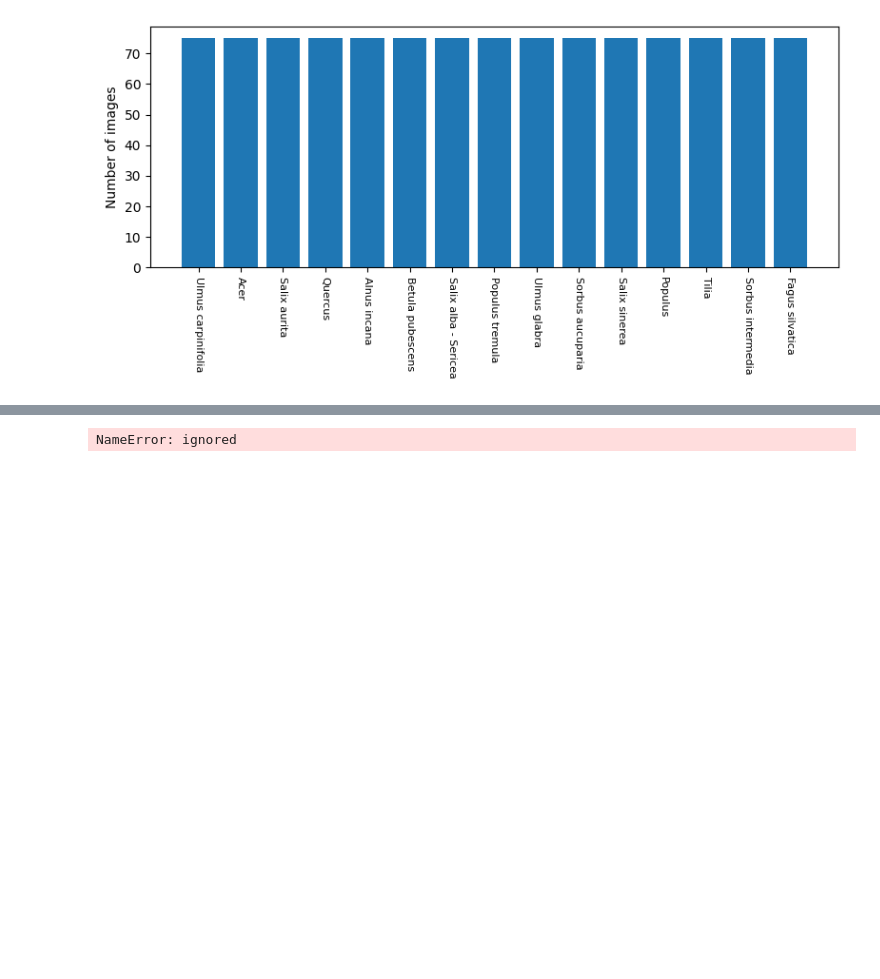
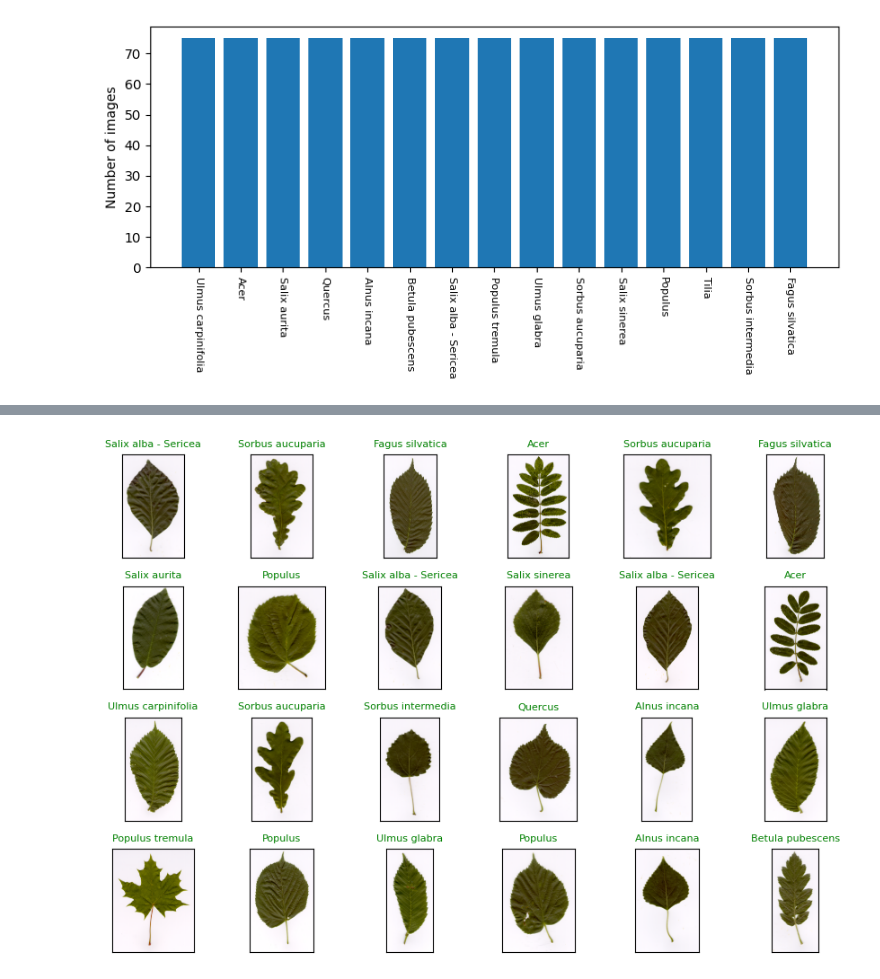
Before and after one commit to AbdoulayeDiop/plant-classification-with-pretrained-ResNet50, a Jupyter notebook: plant_classification.ipynb, the cells around one changed output, grey strips where cells are left out. Cells and saved outputs as stored; diff of their text form; code cells hidden in the pictures; blank space fills up the shorter version.

```diff
--- a/plant_classification.ipynb
+++ b/plant_classification.ipynb
@@ -231,26 +251,30 @@ plt.show()
 # %%
 # test_set[0]
 # %%
-# model.eval()
-# with torch.no_grad():
-#   preds = model(torch.stack([x for x, y in test_set], device=device)).cpu().detach().numpy()
+model.eval()
+with torch.no_grad():
+  preds = model(torch.stack([x for x, y in test_set]).to(device)).cpu().detach().numpy()
+preds = np.argmax(preds, axis=1)
-# %% [output]
-NameError: ignored
 # %%
 nrows = 4
 ncols = 6
 nimgs = nrows*ncols
 plt.figure(figsize=(ncols*1.5, nrows*1.5))
 i = 1
 for img_path, leaf_class in np.array(test_set.dataset.imgs)[test_set.indices][:nimgs]:
-  leaf_class += 1
+  leaf_class = int(leaf_class) + 1
   class_name = class_names[leaf_class]
+  pred_class = preds[i-1] + 1
+  pred_class_name = class_names[pred_class]
   plt.subplot(nrows, ncols, i)
   img_number = col + 1
   img = plt.imread(img_path)
   plt.imshow(img)
   plt.xticks([])
   plt.yticks([])
-  plt.title(class_name, fontsize=8)
+  plt.title(class_name if pred_class==leaf_class else f"{pred_class_name}\n({class_name})", fontsize=8, color="green" if pred_class==leaf_class else "red")
+  i+=1
 plt.tight_layout()
 plt.show()
+# %% [output]
+[figure, added]
```
Also changed, not shown: parts of 5 cells of this notebook.
